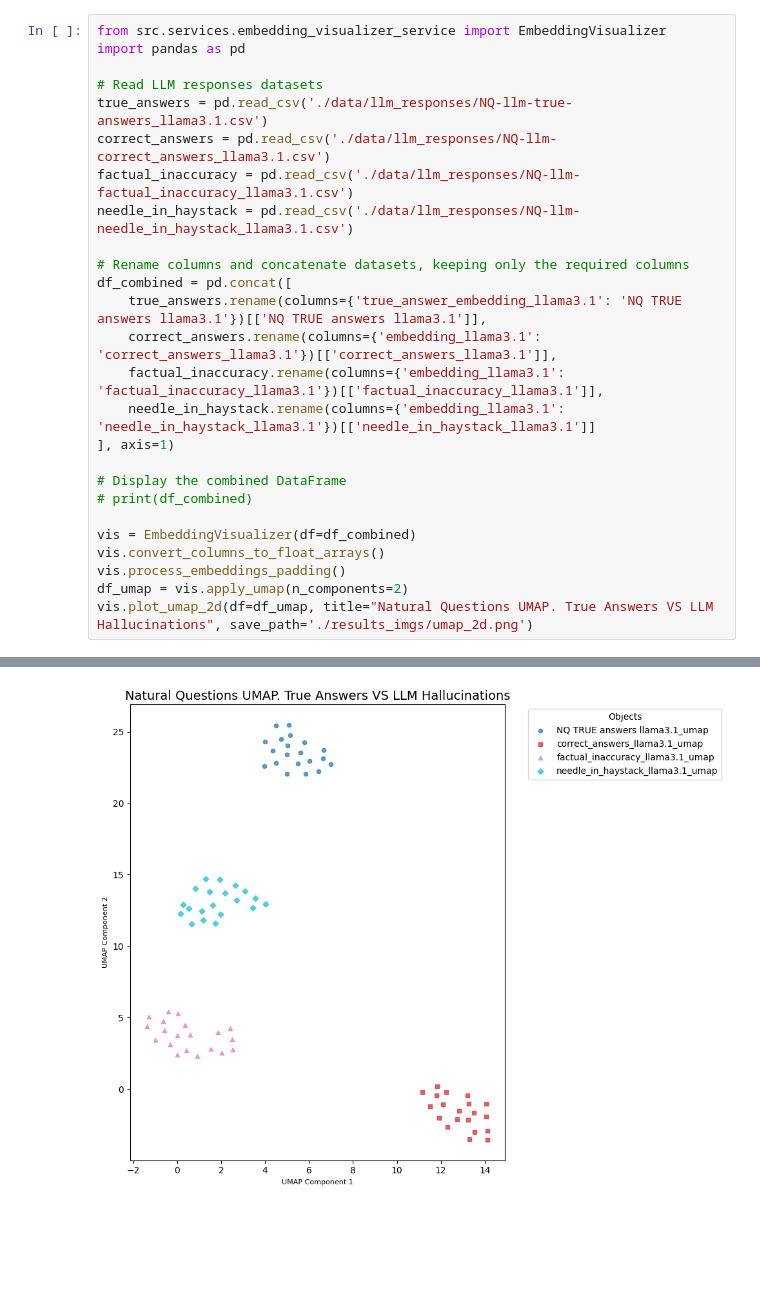
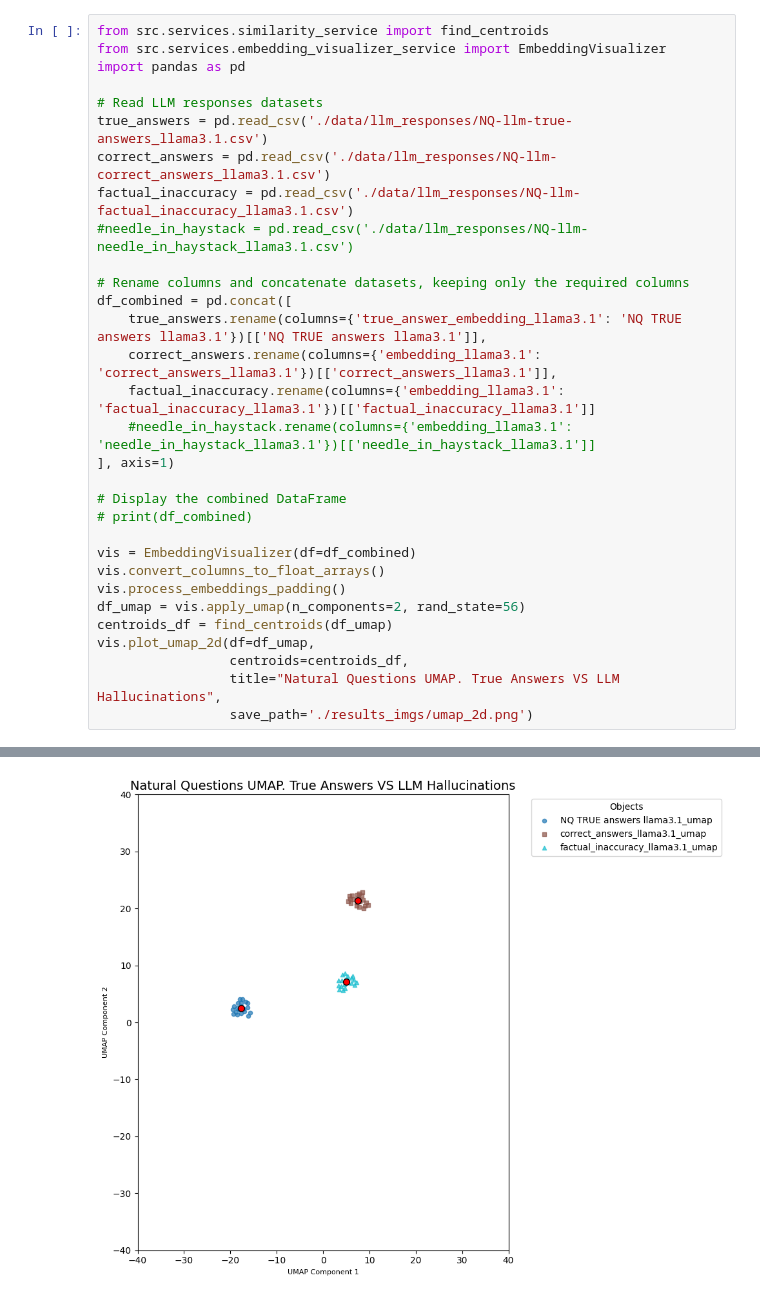
Before and after one commit to imaxfp/llm-hallucinations-detector-framework, a Jupyter notebook: main_umap.ipynb, the cells around one changed output, grey strips where cells are left out. Cells and saved outputs as stored; diff of their text form; blank space fills up the shorter version.

Commit message:
Added centroids calculation anv visualisation

```diff
--- a/main_umap.ipynb
+++ b/main_umap.ipynb
@@ -1,4 +3,5 @@
 # %%
+from src.services.similarity_service import find_centroids
 from src.services.embedding_visualizer_service import EmbeddingVisualizer
 import pandas as pd
 
@@ -6,14 +9,14 @@ import pandas as pd
 true_answers = pd.read_csv('./data/llm_responses/NQ-llm-true-answers_llama3.1.csv')
 correct_answers = pd.read_csv('./data/llm_responses/NQ-llm-correct_answers_llama3.1.csv')
 factual_inaccuracy = pd.read_csv('./data/llm_responses/NQ-llm-factual_inaccuracy_llama3.1.csv')
-needle_in_haystack = pd.read_csv('./data/llm_responses/NQ-llm-needle_in_haystack_llama3.1.csv')
+#needle_in_haystack = pd.read_csv('./data/llm_responses/NQ-llm-needle_in_haystack_llama3.1.csv')
 
 # Rename columns and concatenate datasets, keeping only the required columns
 df_combined = pd.concat([
     true_answers.rename(columns={'true_answer_embedding_llama3.1': 'NQ TRUE answers llama3.1'})[['NQ TRUE answers llama3.1']],
     correct_answers.rename(columns={'embedding_llama3.1': 'correct_answers_llama3.1'})[['correct_answers_llama3.1']],
-    factual_inaccuracy.rename(columns={'embedding_llama3.1': 'factual_inaccuracy_llama3.1'})[['factual_inaccuracy_llama3.1']],
-    needle_in_haystack.rename(columns={'embedding_llama3.1': 'needle_in_haystack_llama3.1'})[['needle_in_haystack_llama3.1']]
+    factual_inaccuracy.rename(columns={'embedding_llama3.1': 'factual_inaccuracy_llama3.1'})[['factual_inaccuracy_llama3.1']]
+    #needle_in_haystack.rename(columns={'embedding_llama3.1': 'needle_in_haystack_llama3.1'})[['needle_in_haystack_llama3.1']]
 ], axis=1)
 
 # Display the combined DataFrame
@@ -22,6 +25,10 @@ df_combined = pd.concat([
 vis = EmbeddingVisualizer(df=df_combined)
 vis.convert_columns_to_float_arrays()
 vis.process_embeddings_padding()
-df_umap = vis.apply_umap(n_components=2)
-vis.plot_umap_2d(df=df_umap, title="Natural Questions UMAP. True Answers VS LLM Hallucinations", save_path='./results_imgs/umap_2d.png')
+df_umap = vis.apply_umap(n_components=2, rand_state=56)
+centroids_df = find_centroids(df_umap)
+vis.plot_umap_2d(df=df_umap,
+                 centroids=centroids_df,
+                 title="Natural Questions UMAP. True Answers VS LLM Hallucinations",
+                 save_path='./results_imgs/umap_2d.png')
 # %% [output]
@@ -31 +38 @@ vis.plot_umap_2d(df=df_umap, title="Natural Questions UMAP. True Answers VS LLM
-[figure, old version]
+[figure, new version]
```
Also changed, not shown: parts of 5 cells of this notebook, 3 other files.
